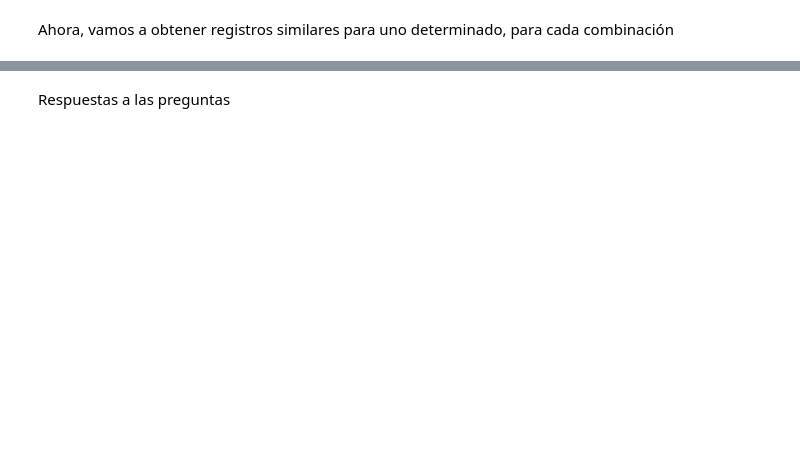
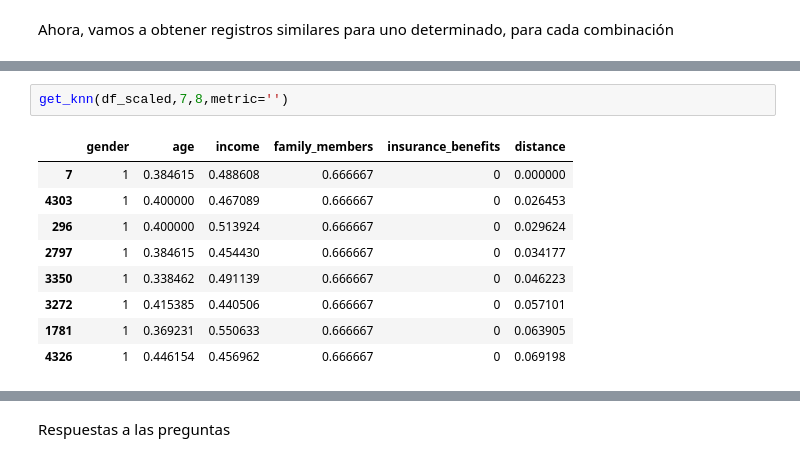
Before and after one commit to Car27VeP/SureTomorrow-ML-Solutions, a Jupyter notebook: p_11.ipynb, the cells around one changed output, grey strips where cells are left out. Drawn from its saved outputs; the diff is of its cells as text; blank space fills up the shorter version.

```diff
--- a/p_11.ipynb
+++ b/p_11.ipynb
@@ -151,0 +239,12 @@ Ahora, vamos a obtener registros similares para uno determinado, para cada combi
+# %%
+get_knn(df_scaled,7,8,metric='')
+# %% [output]
+|  | gender | age | income | family_members | insurance_benefits | distance |
+| 7 | 1 | 0.384615 | 0.488608 | 0.666667 | 0 | 0.000000 |
+| 4303 | 1 | 0.400000 | 0.467089 | 0.666667 | 0 | 0.026453 |
+| 296 | 1 | 0.400000 | 0.513924 | 0.666667 | 0 | 0.029624 |
+| 2797 | 1 | 0.384615 | 0.454430 | 0.666667 | 0 | 0.034177 |
+| 3350 | 1 | 0.338462 | 0.491139 | 0.666667 | 0 | 0.046223 |
+| 3272 | 1 | 0.415385 | 0.440506 | 0.666667 | 0 | 0.057101 |
+| 1781 | 1 | 0.369231 | 0.550633 | 0.666667 | 0 | 0.063905 |
+| 4326 | 1 | 0.446154 | 0.456962 | 0.666667 | 0 | 0.069198 |
```
Also changed, not shown: parts of 17 cells of this notebook.
